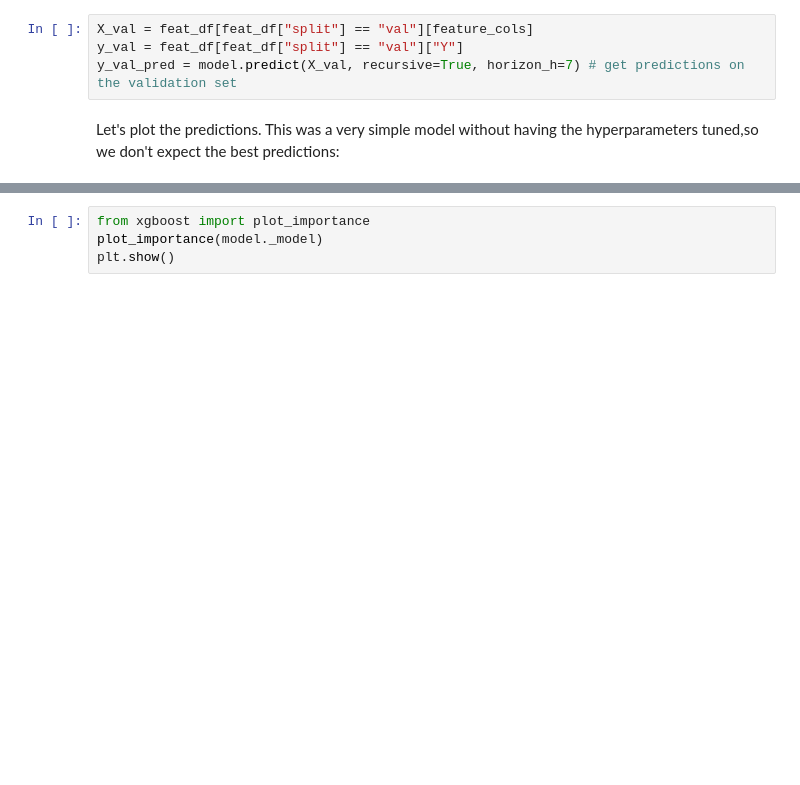
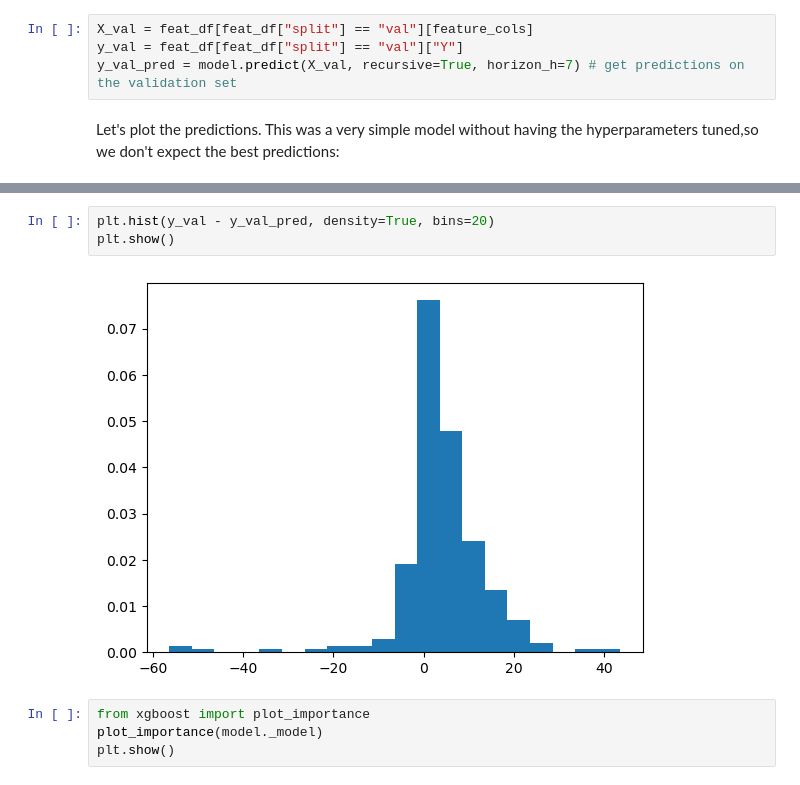
Before and after one commit to Erdos-Projects/spring-2026-dc-311, a Jupyter notebook: 4_modeling.ipynb, the cells around one changed output, grey strips where cells are left out. Drawn from its saved outputs; the diff is of its cells as text; blank space fills up the shorter version.

```diff
--- a/4_modeling.ipynb
+++ b/4_modeling.ipynb
@@ -113,3 +113,8 @@ plt.show()
+# %%
+plt.hist(y_val - y_val_pred, density=True, bins=20)
+plt.show()
+# %% [output]
+[figure, added]
 # %%
 from xgboost import plot_importance
 plot_importance(model._model)
```
Also changed, not shown: parts of 7 cells of this notebook, 18 other files.
